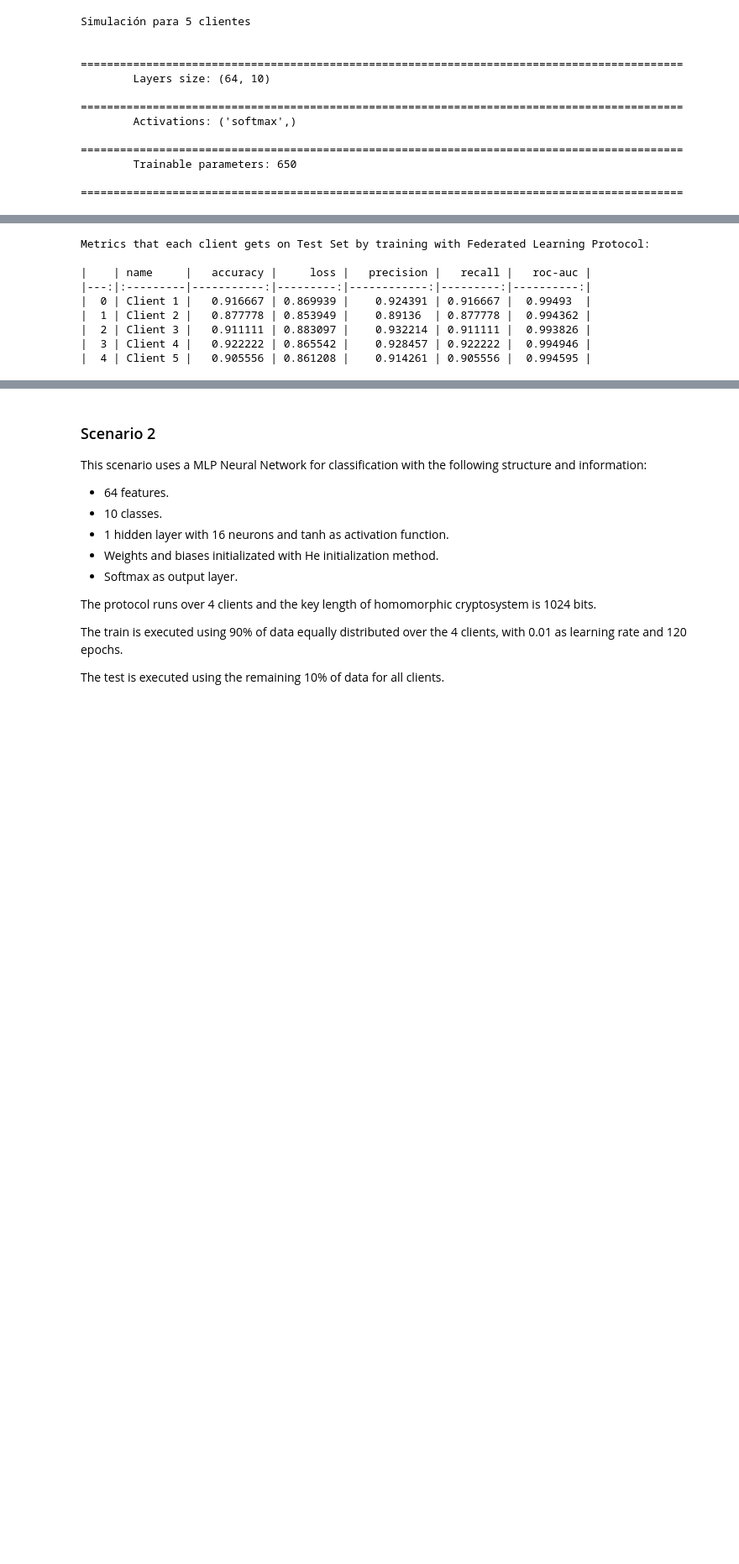
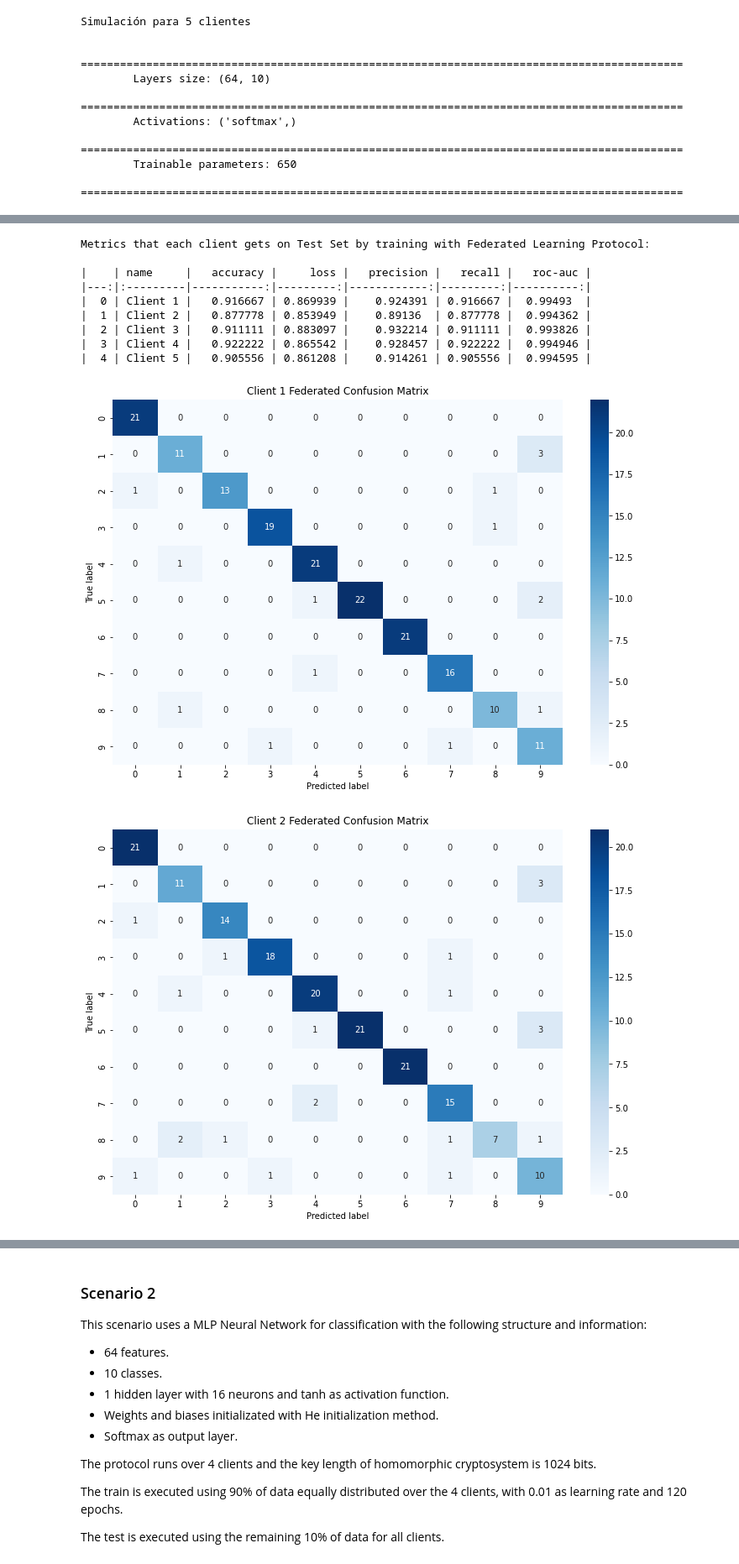
Before and after one commit to camaranto/msc_thesis, a Jupyter notebook: src/protocol.ipynb, the cells around one changed output, grey strips where cells are left out. Shown at 84% size. Saved outputs shown, nothing was run; the diff lists cells and outputs as text; code cells hidden in the pictures; blank space fills up the shorter version.

```diff
--- a/src/protocol.ipynb
+++ b/src/protocol.ipynb
@@ -383,12 +388,14 @@ Metrics that each client gets on Test Set by training only on own local data:
 # %%
-scenario_1.print_federated_metrics()
+scenario_1.print_federated_metrics(plot=True)
 # %% [output]
 Metrics that each client gets on Test Set by training with Federated Learning Protocol:
 
 |    | name     |   accuracy |     loss |   precision |   recall |   roc-auc |
 |---:|:---------|-----------:|---------:|------------:|---------:|----------:|
 |  0 | Client 1 |   0.916667 | 0.869939 |    0.924391 | 0.916667 |  0.99493  |
 |  1 | Client 2 |   0.877778 | 0.853949 |    0.89136  | 0.877778 |  0.994362 |
 |  2 | Client 3 |   0.911111 | 0.883097 |    0.932214 | 0.911111 |  0.993826 |
 |  3 | Client 4 |   0.922222 | 0.865542 |    0.928457 | 0.922222 |  0.994946 |
 |  4 | Client 5 |   0.905556 | 0.861208 |    0.914261 | 0.905556 |  0.994595 |
+[figure, added]
+[figure, added]
```
Also changed, not shown: parts of 6 cells of this notebook.
